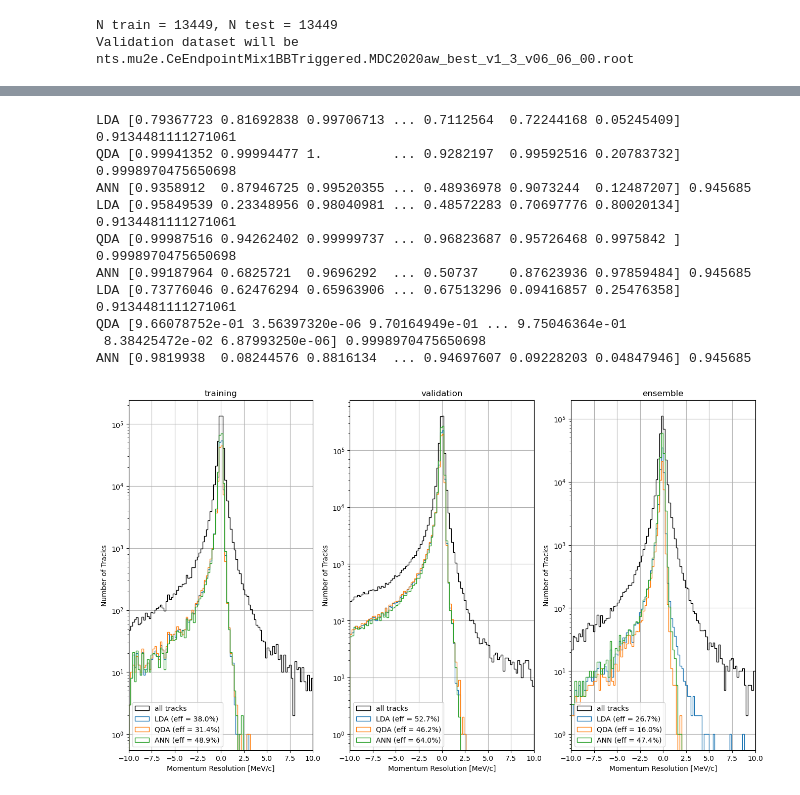
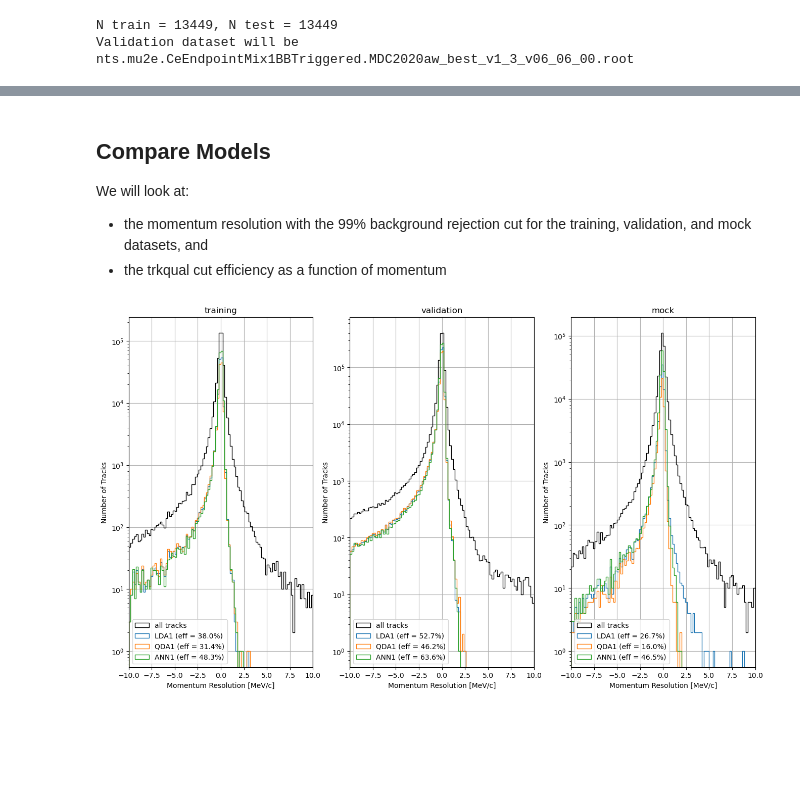
Before and after one commit to AndrewEdmonds11/TrkQual, a Jupyter notebook: TrkQualTrain.ipynb, the cells around one changed output, grey strips where cells are left out. Saved outputs shown, nothing was run; the diff lists cells and outputs as text; code cells hidden in the pictures; blank space fills up the shorter version.

```diff
--- a/TrkQualTrain.ipynb
+++ b/TrkQualTrain.ipynb
@@ -50,0 +119,9 @@ datasets = [ training_dataset, validation_dataset, ensemble_dataset ]
+# %%
+# shouldn't need to edit this cell
+is_training = True
+is_not_training = False
+training_dataset = Dataset("training", training_dataset_name, trkqual_tree_dirname, is_training)
+validation_dataset = Dataset("validation", validation_dataset_name, trkqual_tree_dirname, is_not_training)
+mock_dataset = Dataset("mock", mock_dataset_name, trkqual_tree_dirname, is_not_training)
+
+datasets = [ training_dataset, validation_dataset, mock_dataset ]
@@ -51,2 +223,5 @@ datasets = [ training_dataset, validation_dataset, ensemble_dataset ]
+# %%
+# Now put all the models in a list so we can train them all later
+models_to_train = [ lda1_ml, qda1_ml, ann1_ml ]
 # %% [markdown]
 ## Create TrkQual trees
@@ -217,14 +348,14 @@ def plot_features(dataset):
     log_ys=[False, True, True, True, True, True, True]
     #log_ys=[False, False, False, False, False, False, False]
     units=['[count]', '[fraction]', '[ns]', '[fraction]', '', '[MeV/c]', '[1/fraction]']
-    density=True
+    density=True # note: density=True means each histogram is normalized to unit area
     fig.suptitle('.'.join(dataset.dataset.split('.')[2:4]))
 
-    for i_var in range(0, n_input_vars):
+    for i_var in range(0, n_features):
         bins, counts, patches = axs.flatten()[i_var].hist(dataset.features[:,i_var], bins=100, range=(x_mins[i_var],x_maxs[i_var]), histtype='step', color='black', log=log_ys[i_var], label='all tracks', density=density)
         bins, counts, patches = axs.flatten()[i_var].hist(dataset.features[:,i_var][dataset.high_qual], bins=100, range=(x_mins[i_var],x_maxs[i_var]), histtype='step', log=log_ys[i_var], label='high-quality tracks', density=density)
         bins, counts, patches = axs.flatten()[i_var].hist(dataset.features[:,i_var][dataset.low_qual], bins=100, range=(x_mins[i_var],x_maxs[i_var]), histtype='step', log=log_ys[i_var], label='low-quality tracks', density=density)
-        axs.flatten()[i_var].set_xlabel(input_var_names[i_var]+" "+units[i_var])
+        axs.flatten()[i_var].set_xlabel(feature_names[i_var]+" "+units[i_var])
         axs.flatten()[i_var].margins(0)
         axs.flatten()[i_var].legend()
 
@@ -396,13 +407,8 @@ An ANN trkqual cut of 0.945685 has a low-quality track rejection of 99.0% with a
 # %%
-# Claculate all predictions in both training and validation datasets
+# Calculate all predictions in both training and validation datasets
 for dataset in datasets:
-    predictions = []
-    for model,name,cut in zip(models, model_names, trkqual_cuts):
-        if (name != "ANN"): #  need to predict again because ROC curve doesn't use tracks that are between high qual and low-qual
-            prediction = model.predict_proba(dataset.features)[:,1].ravel() # probability that it's a high-quality track
-            predictions.append(prediction)
-        else:
-            prediction = model.predict(dataset.features)[:,0]
-            predictions.append(prediction)
-    dataset.add_predictions(predictions)
+    for trained_model in models_to_train:
+        print(f"Running {trained_model.name} model on {dataset.name} dataset...")
+        predictions = trained_model.predict_func(dataset.features)
+        dataset.add_predictions(trained_model.name, predictions)
 # %% [output]
@@ -413,33 +492,27 @@ for dataset in datasets:
+# %% [markdown]
+## Compare Models
+We will look at:
+* the momentum resolution with the 99% background rejection cut for the training, validation, and mock datasets, and
+* the trkqual cut efficiency as a function of momentum
 # %%
 fig, axs = plt.subplots(1,3, figsize=(16,9))
 
 for dataset,ax in zip(datasets, axs.ravel()):
     _, _, _, = ax.hist(dataset.mom_res, bins=n_mom_res_bins, range=(min_mom_res,max_mom_res), log=True, histtype='step', color='black', label='all tracks')
-    for model,name,cut,prediction in zip(models, model_names, trkqual_cuts, dataset.predictions):
-        print(name, prediction, cut)
+    for trained_model in models_to_train:
         n_high_qual_all = len(dataset.mom_res[dataset.high_qual])
-        n_high_qual_select = len(dataset.mom_res[(prediction>=cut) & (dataset.high_qual)])
+        n_high_qual_select = len(dataset.mom_res[(dataset.predictions[trained_model.name]>=trained_model.trkqual_cut) & (dataset.high_qual)])
         eff = n_high_qual_select / n_high_qual_all
-        _, _, _, = ax.hist(dataset.mom_res[prediction>=cut], bins=n_mom_res_bins, range=(min_mom_res,max_mom_res), log=True, histtype='step',
-                            label=name + " (eff = " + str(round(eff*100,1)) + "%)")
+        _, _, _, = ax.hist(dataset.mom_res[dataset.predictions[trained_model.name]>=trained_model.trkqual_cut], bins=n_mom_res_bins, range=(min_mom_res,max_mom_res), log=True, histtype='step',
+                            label=trained_model.name + " (eff = " + str(round(eff*100,1)) + "%)")
     ax.legend()
     ax.margins(x=0)
     ax.grid(True)
-    ax.set_title(dataset.id)
+    ax.set_title(dataset.name)
     ax.set_xlabel("Momentum Resolution [MeV/c]")
     ax.set_ylabel("Number of Tracks")
 # %% [output]
-LDA [0.79367723 0.81692838 0.99706713 ... 0.7112564  0.72244168 0.05245409] 0.9134481111271061
-QDA [0.99941352 0.99994477 1.         ... 0.9282197  0.99592516 0.20783732] 0.9998970475650698
-ANN [0.9358912  0.87946725 0.99520355 ... 0.48936978 0.9073244  0.12487207] 0.945685
-LDA [0.95849539 0.23348956 0.98040981 ... 0.48572283 0.70697776 0.80020134] 0.9134481111271061
-QDA [0.99987516 0.94262402 0.99999737 ... 0.96823687 0.95726468 0.9975842 ] 0.9998970475650698
-ANN [0.99187964 0.6825721  0.9696292  ... 0.50737    0.87623936 0.97859484] 0.945685
-LDA [0.73776046 0.62476294 0.65963906 ... 0.67513296 0.09416857 0.25476358] 0.9134481111271061
-QDA [9.66078752e-01 3.56397320e-06 9.70164949e-01 ... 9.75046364e-01
- 8.38425472e-02 6.87993250e-06] 0.9998970475650698
-ANN [0.9819938  0.08244576 0.8816134  ... 0.94697607 0.09228203 0.04847946] 0.945685
-[figure, old version]
+[figure, new version]
 # %%
 fig, axs = plt.subplots(2,3, figsize=(16,9))
 
```
Also changed, not shown: parts of 51 cells of this notebook.
